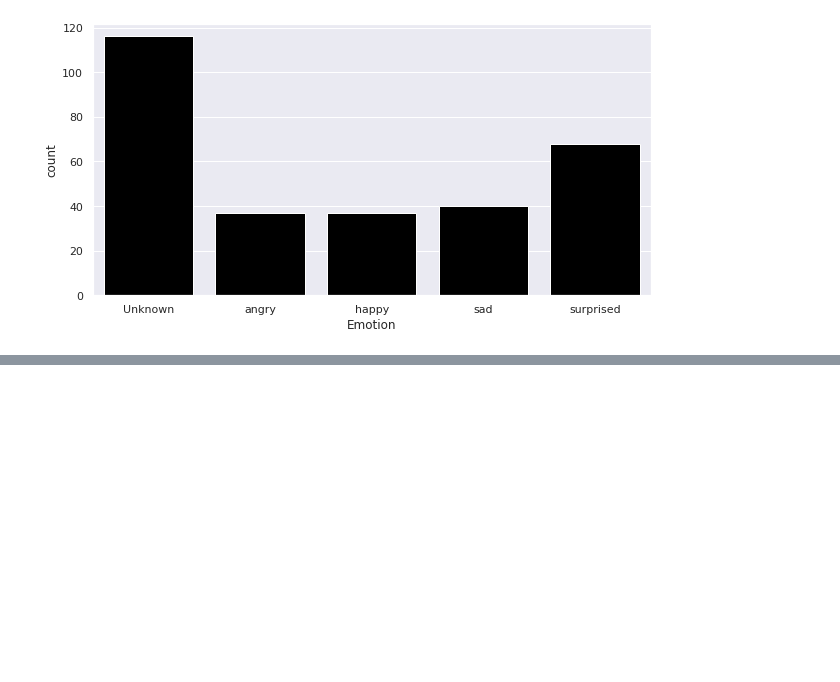
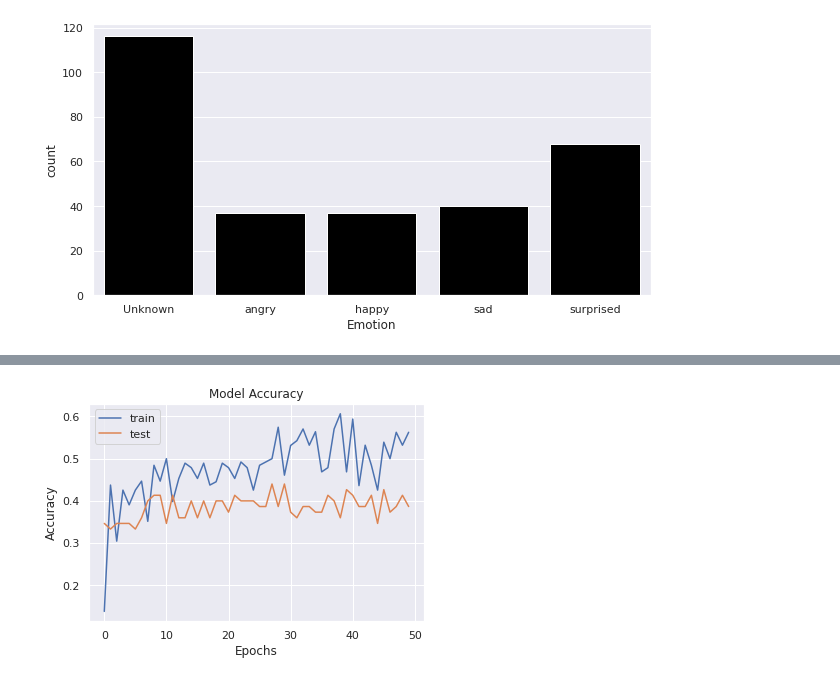
Before and after one commit to krsna540/Hackthons, a Jupyter notebook: Cartooons.ipynb, the cells around one changed output, grey strips where cells are left out. Cells and saved outputs as stored; diff of their text form; code cells hidden in the pictures; blank space fills up the shorter version.

```diff
--- a/Cartooons.ipynb
+++ b/Cartooons.ipynb
@@ -108,0 +309,10 @@ KeyError: ignored
+# %%
+plt.plot(History.history['acc'])
+plt.plot(History.history['val_acc'])
+plt.title('Model Accuracy')
+plt.ylabel('Accuracy')
+plt.xlabel('Epochs')
+plt.legend(['train', 'test'])
+plt.show()
+# %% [output]
+[figure, added]
```
Also changed, not shown: parts of 22 cells of this notebook.
